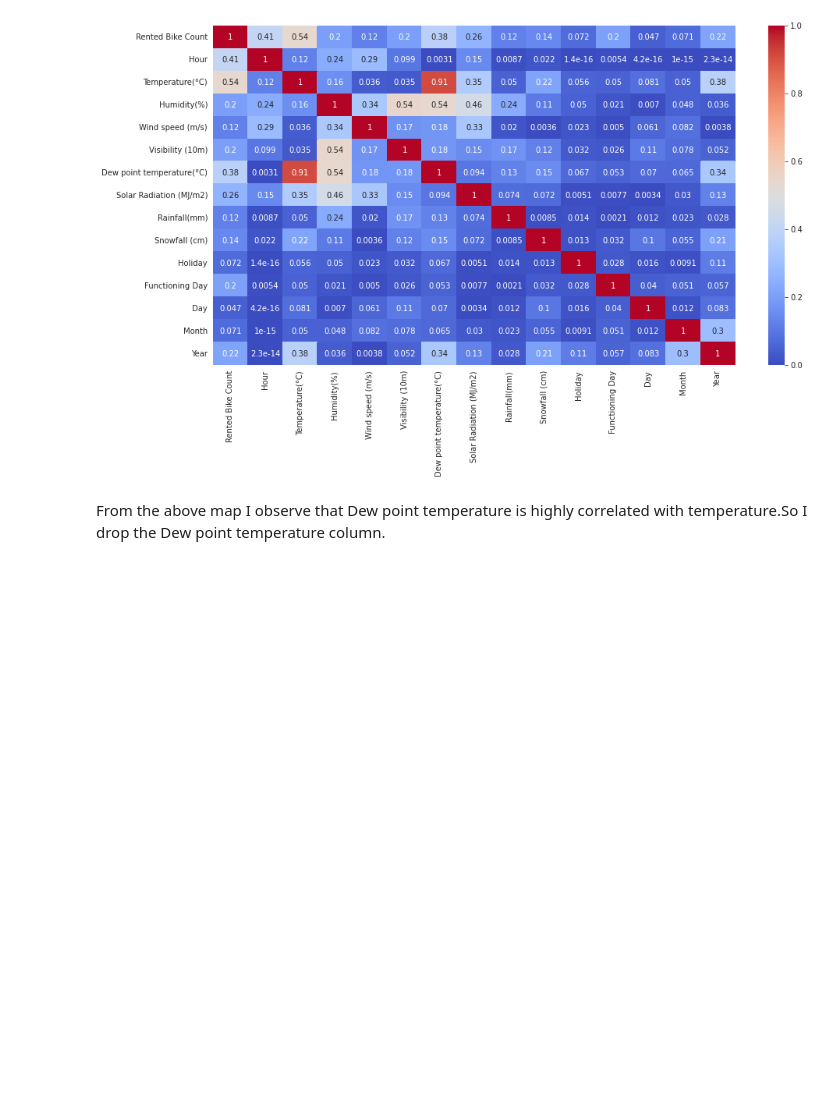
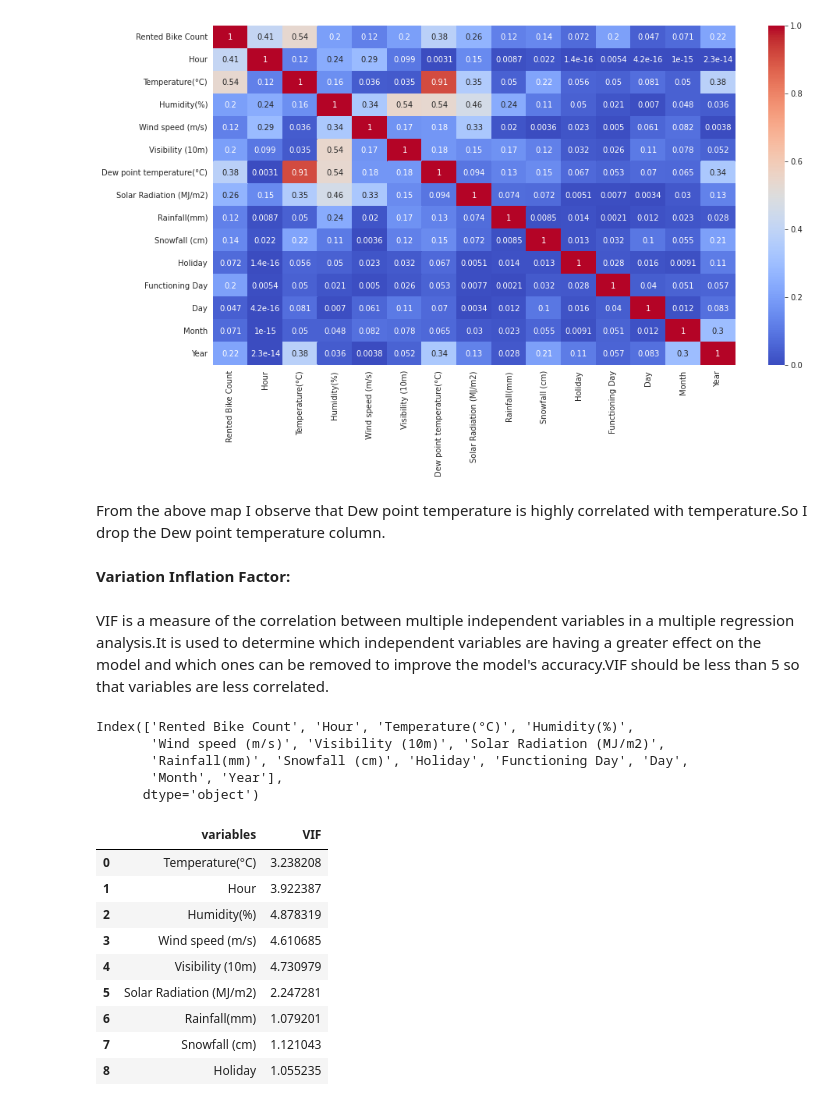
Before and after one commit to m123m12/Rental-Bike-Sharing-Demand-Prediction, a Jupyter notebook: Bike_Sharing_Demand_Prediction.ipynb, the cells around one changed output. Saved outputs shown, nothing was run; the diff lists cells and outputs as text; code cells hidden in the pictures; blank space fills up the shorter version.

```diff
--- a/Bike_Sharing_Demand_Prediction.ipynb
+++ b/Bike_Sharing_Demand_Prediction.ipynb
@@ -357,3 +357,42 @@ sns.heatmap(abs(correlation), annot=True, cmap='coolwarm')
 From the above map I observe that Dew point temperature is highly correlated with temperature.So I drop the Dew point temperature column.
 # %%
 bikedata.drop('Dew point temperature(°C)', inplace = True, axis = 1)
+# %% [markdown]
+**Variation Inflation Factor:**
+# %% [markdown]
+VIF is a measure of the correlation between multiple independent variables in a multiple regression analysis.It is used to determine which independent variables are having a greater effect on the model and which ones can be removed to improve the model's accuracy.VIF should be less than 5 so that variables are less correlated.
+# %%
+#importing VIF
+from statsmodels.stats.outliers_influence import variance_inflation_factor
+def calc_vif(X):
+
+    # Calculating VIF
+    vif = pd.DataFrame()
+    vif["variables"] = X.columns
+    vif["VIF"] = [variance_inflation_factor(X.values, i) for i in range(X.shape[1])]
+
+    return(vif)
+# %%
+bikedata.describe().columns
+# %% [output]
+Index(['Rented Bike Count', 'Hour', 'Temperature(°C)', 'Humidity(%)',
+       'Wind speed (m/s)', 'Visibility (10m)', 'Solar Radiation (MJ/m2)',
+       'Rainfall(mm)', 'Snowfall (cm)', 'Holiday', 'Functioning Day', 'Day',
+       'Month', 'Year'],
+      dtype='object')
+# %%
+# Check VIF for each numerical variable
+numerical_features=['Temperature(°C)','Hour', 'Humidity(%)', 'Wind speed (m/s)', 'Visibility (10m)', 'Solar Radiation (MJ/m2)', 'Rainfall(mm)', 'Snowfall (cm)', 'Holiday']
+
+calc_vif(bikedata[[i for i in numerical_features]])
+# %% [output]
+|  | variables | VIF |
+| 0 | Temperature(°C) | 3.238208 |
+| 1 | Hour | 3.922387 |
+| 2 | Humidity(%) | 4.878319 |
+| 3 | Wind speed (m/s) | 4.610685 |
+| 4 | Visibility (10m) | 4.730979 |
+| 5 | Solar Radiation (MJ/m2) | 2.247281 |
+| 6 | Rainfall(mm) | 1.079201 |
+| 7 | Snowfall (cm) | 1.121043 |
+| 8 | Holiday | 1.055235 |
```
